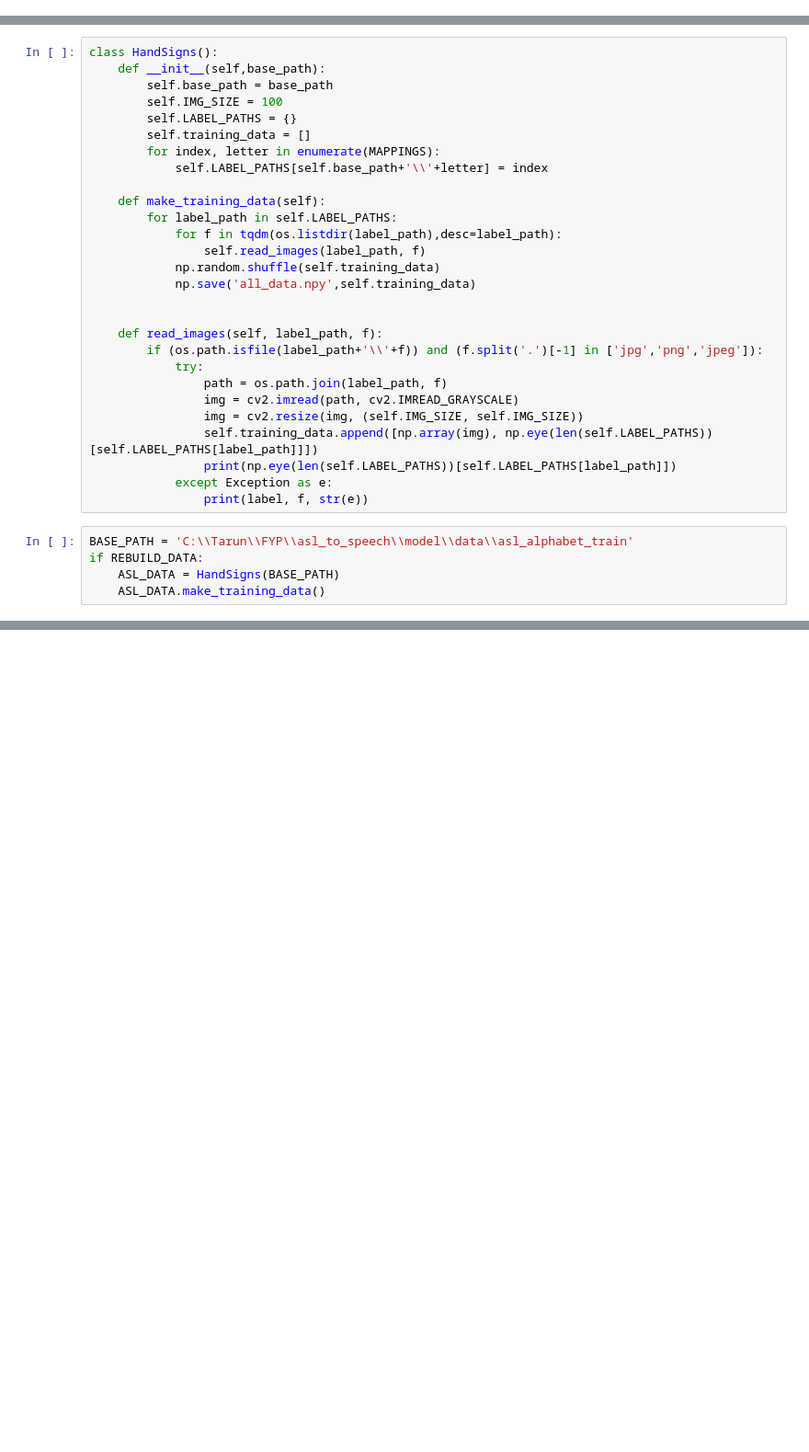
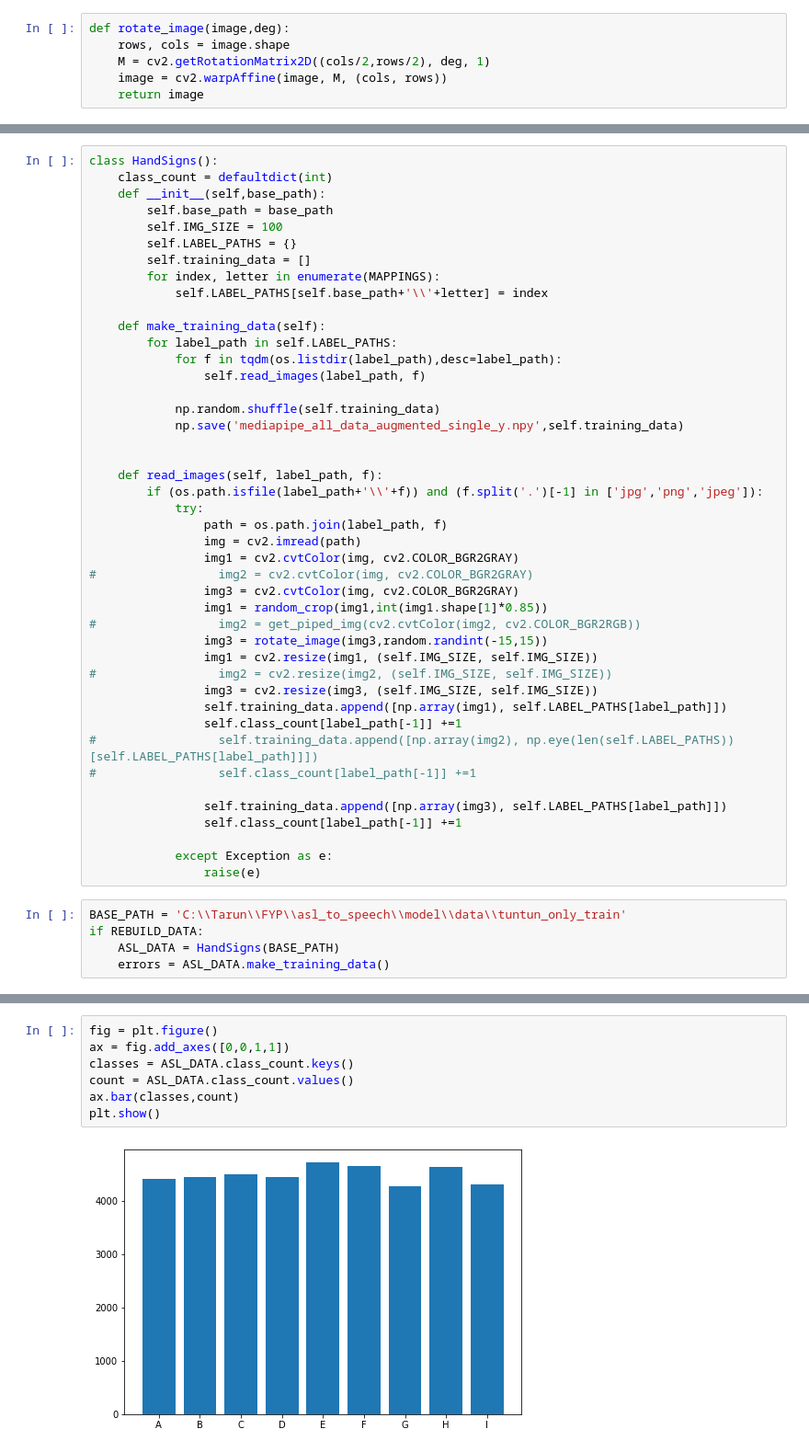
Before and after one commit to sinnytk/asl_to_speech, a Jupyter notebook: model/data_generator2.ipynb, the cells around one changed output, grey strips where cells are left out. Shown at 92% size. Saved outputs shown, nothing was run; the diff lists cells and outputs as text; blank space fills up the shorter version.

```diff
--- a/model/data_generator2.ipynb
+++ b/model/data_generator2.ipynb
@@ -40,0 +85,6 @@ MAPPINGS = [
+# %%
+def rotate_image(image,deg):
+    rows, cols = image.shape
+    M = cv2.getRotationMatrix2D((cols/2,rows/2), deg, 1)
+    image = cv2.warpAffine(image, M, (cols, rows))
+    return image
@@ -41,5 +107,6 @@ MAPPINGS = [
 # %%
 class HandSigns():
+    class_count = defaultdict(int)
     def __init__(self,base_path):
         self.base_path = base_path
         self.IMG_SIZE = 100
@@ -52,22 +119,37 @@ class HandSigns():
         for label_path in self.LABEL_PATHS:
             for f in tqdm(os.listdir(label_path),desc=label_path):
                 self.read_images(label_path, f)
+
             np.random.shuffle(self.training_data)
-            np.save('all_data.npy',self.training_data)
+            np.save('mediapipe_all_data_augmented_single_y.npy',self.training_data)
 
 
     def read_images(self, label_path, f):
         if (os.path.isfile(label_path+'\\'+f)) and (f.split('.')[-1] in ['jpg','png','jpeg']):
             try:
                 path = os.path.join(label_path, f)
-                img = cv2.imread(path, cv2.IMREAD_GRAYSCALE)
-                img = cv2.resize(img, (self.IMG_SIZE, self.IMG_SIZE))
-                self.training_data.append([np.array(img), np.eye(len(self.LABEL_PATHS))[self.LABEL_PATHS[label_path]]])
-                print(np.eye(len(self.LABEL_PATHS))[self.LABEL_PATHS[label_path]])
+                img = cv2.imread(path)
+                img1 = cv2.cvtColor(img, cv2.COLOR_BGR2GRAY)
+#                 img2 = cv2.cvtColor(img, cv2.COLOR_BGR2GRAY)
+                img3 = cv2.cvtColor(img, cv2.COLOR_BGR2GRAY)
+                img1 = random_crop(img1,int(img1.shape[1]*0.85))
+#                 img2 = get_piped_img(cv2.cvtColor(img2, cv2.COLOR_BGR2RGB))
+                img3 = rotate_image(img3,random.randint(-15,15))
+                img1 = cv2.resize(img1, (self.IMG_SIZE, self.IMG_SIZE))
+#                 img2 = cv2.resize(img2, (self.IMG_SIZE, self.IMG_SIZE))
+                img3 = cv2.resize(img3, (self.IMG_SIZE, self.IMG_SIZE))
+                self.training_data.append([np.array(img1), self.LABEL_PATHS[label_path]])
+                self.class_count[label_path[-1]] +=1
+#                 self.training_data.append([np.array(img2), np.eye(len(self.LABEL_PATHS))[self.LABEL_PATHS[label_path]]])
+#                 self.class_count[label_path[-1]] +=1
+
+                self.training_data.append([np.array(img3), self.LABEL_PATHS[label_path]])
+                self.class_count[label_path[-1]] +=1
+
             except Exception as e:
-                print(label, f, str(e))
+                raise(e)
 # %%
-BASE_PATH = 'C:\\Tarun\\FYP\\asl_to_speech\\model\\data\\asl_alphabet_train'
+BASE_PATH = 'C:\\Tarun\\FYP\\asl_to_speech\\model\\data\\tuntun_only_train'
 if REBUILD_DATA:
     ASL_DATA = HandSigns(BASE_PATH)
-    ASL_DATA.make_training_data()
+    errors = ASL_DATA.make_training_data()
@@ -230,0 +169,9 @@ training_data = np.load('single_indices.npy',allow_pickle=True)
+# %%
+fig = plt.figure()
+ax = fig.add_axes([0,0,1,1])
+classes = ASL_DATA.class_count.keys()
+count = ASL_DATA.class_count.values()
+ax.bar(classes,count)
+plt.show()
+# %% [output]
+[figure, added]
```
Also changed, not shown: parts of 17 cells of this notebook, 2 other files.
